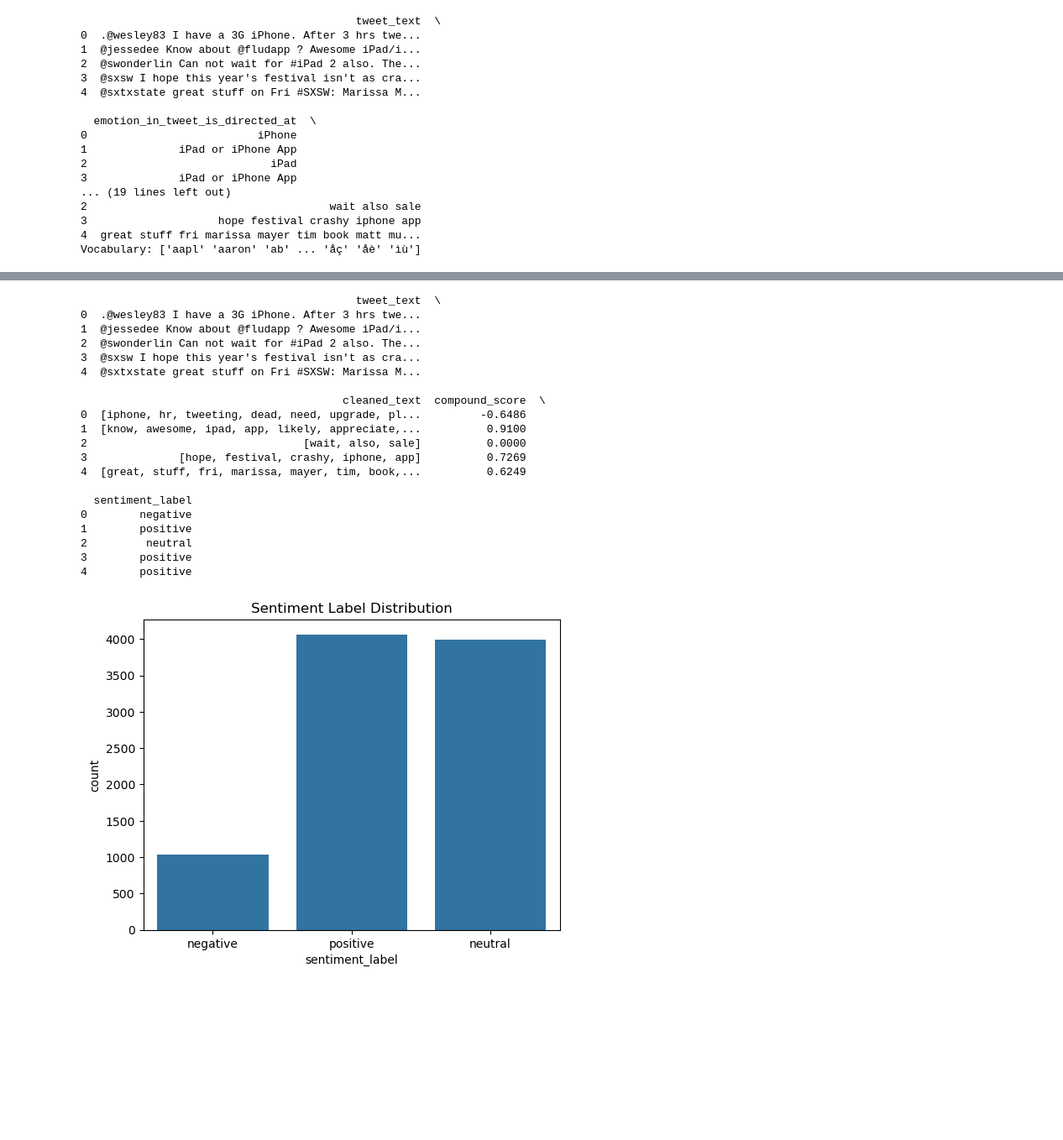
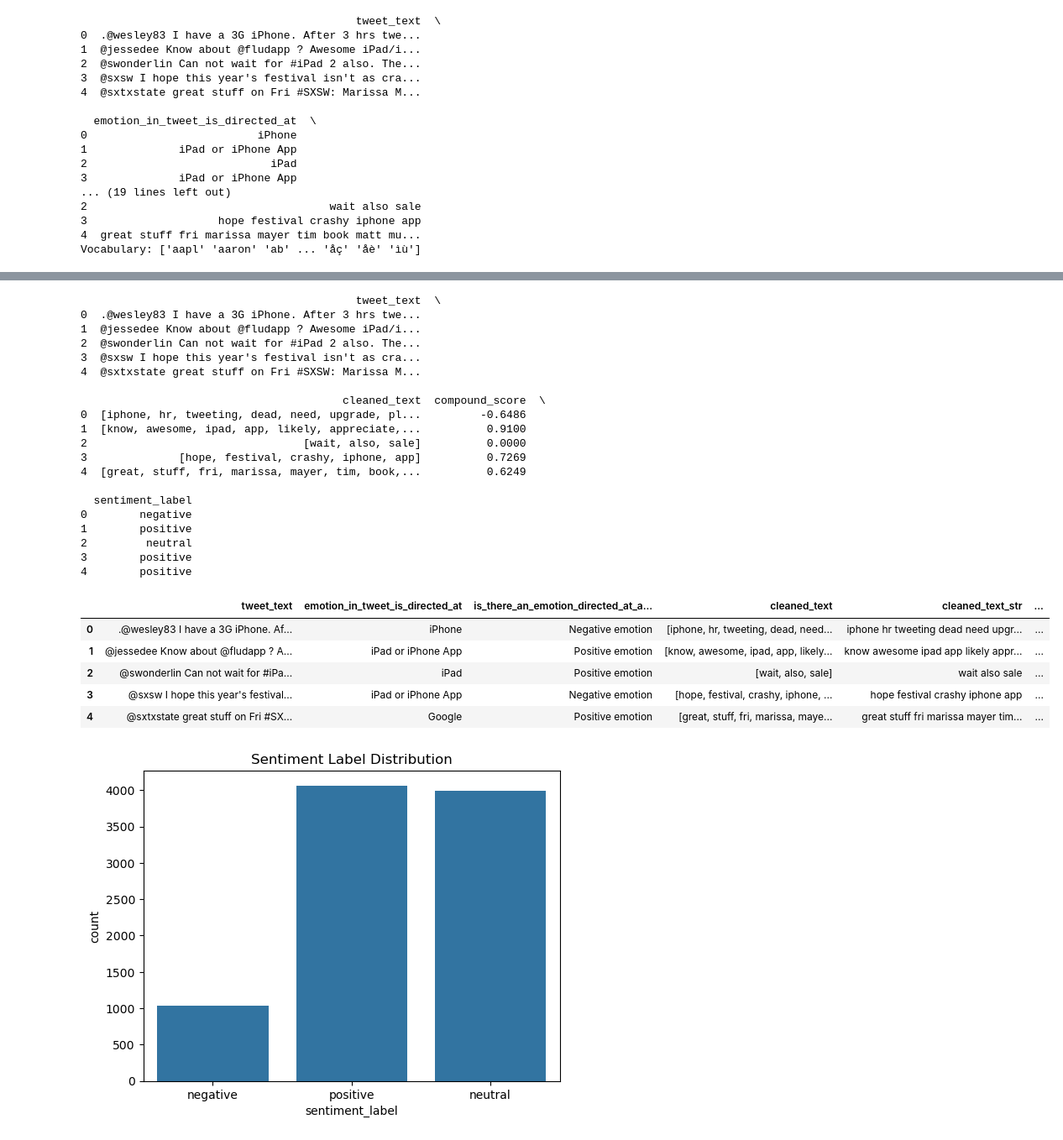
Before and after one commit to Sego-Mich/group_1_phase_4_project, a Jupyter notebook: Phase4.Max.ipynb, the cells around one changed output, grey strips where cells are left out. Shown at 84% size. Saved outputs shown, nothing was run; the diff lists cells and outputs as text; code cells hidden in the pictures; blank space fills up the shorter version.

```diff
--- a/Phase4.Max.ipynb
+++ b/Phase4.Max.ipynb
@@ -306,30 +340,37 @@ data['compound_score'] = data['sentiment_scores'].apply(lambda x: x['compound'])
 # %%
  #Apply sentiment labeling
 data['sentiment_label'] = data['sentiment_scores'].apply(get_sentiment_label)
 
 # Display the results
 print(data[['tweet_text', 'cleaned_text', 'compound_score', 'sentiment_label']].head())
+data.head()
 # %% [output]
                                           tweet_text  \
 0  .@wesley83 I have a 3G iPhone. After 3 hrs twe...
 1  @jessedee Know about @fludapp ? Awesome iPad/i...
 2  @swonderlin Can not wait for #iPad 2 also. The...
 3  @sxsw I hope this year's festival isn't as cra...
 4  @sxtxstate great stuff on Fri #SXSW: Marissa M...
 
                                         cleaned_text  compound_score  \
 0  [iphone, hr, tweeting, dead, need, upgrade, pl...         -0.6486
 1  [know, awesome, ipad, app, likely, appreciate,...          0.9100
 2                                 [wait, also, sale]          0.0000
 3              [hope, festival, crashy, iphone, app]          0.7269
 4  [great, stuff, fri, marissa, mayer, tim, book,...          0.6249
 
   sentiment_label
 0        negative
 1        positive
 2         neutral
 3        positive
 4        positive
+|  | tweet_text | emotion_in_tweet_is_directed_at | is_there_an_emotion_directed_at_a... | cleaned_text | cleaned_text_str | ... |
+| 0 | .@wesley83 I have a 3G iPhone. Af... | iPhone | Negative emotion | [iphone, hr, tweeting, dead, need... | iphone hr tweeting dead need upgr... | ... |
+| 1 | @jessedee Know about @fludapp ? A... | iPad or iPhone App | Positive emotion | [know, awesome, ipad, app, likely... | know awesome ipad app likely appr... | ... |
+| 2 | @swonderlin Can not wait for #iPa... | iPad | Positive emotion | [wait, also, sale] | wait also sale | ... |
+| 3 | @sxsw I hope this year's festival... | iPad or iPhone App | Negative emotion | [hope, festival, crashy, iphone, ... | hope festival crashy iphone app | ... |
+| 4 | @sxtxstate great stuff on Fri #SX... | Google | Positive emotion | [great, stuff, fri, marissa, maye... | great stuff fri marissa mayer tim... | ... |
 # %%
 sns.countplot(x='sentiment_label', data=data)
 plt.title("Sentiment Label Distribution")
```
Also changed, not shown: parts of 37 cells of this notebook.
